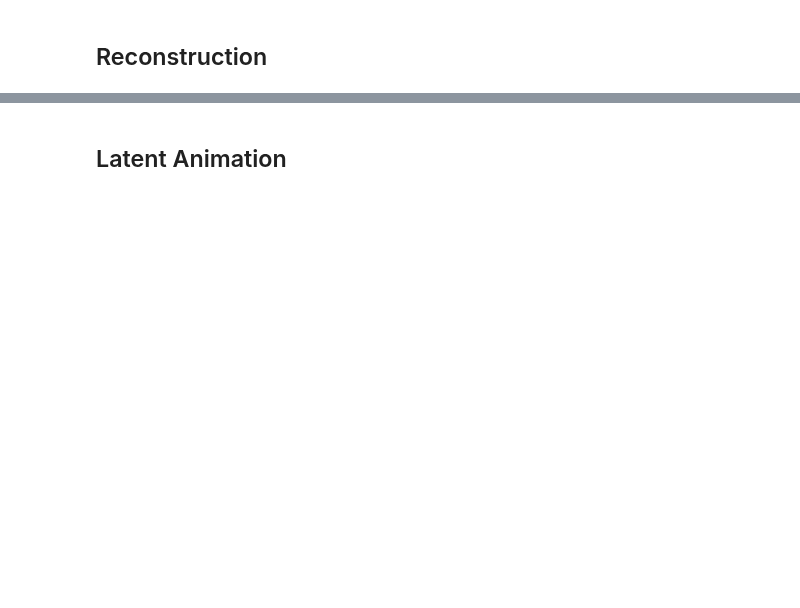
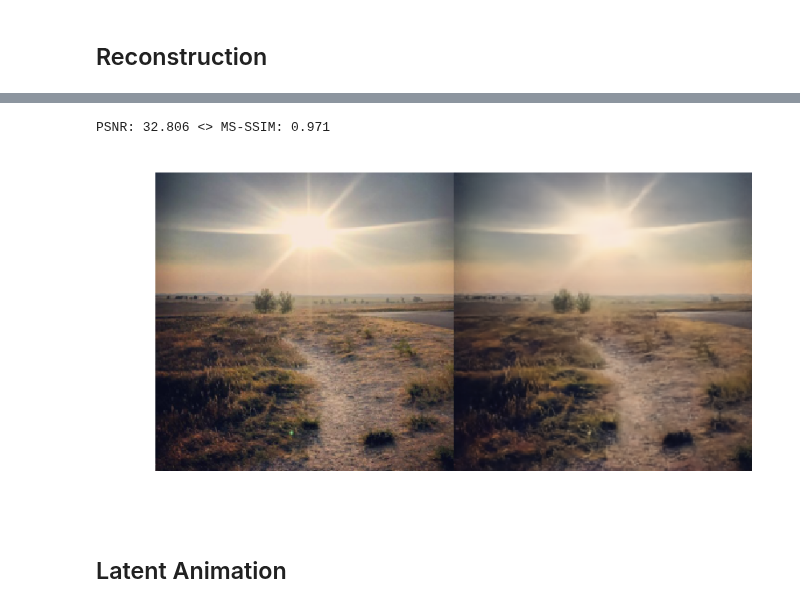
Before and after one commit to neurokinetikz/deep-pensieve, a Jupyter notebook: Deep Pensieve.ipynb, the cells around one changed output, grey strips where cells are left out. Saved outputs shown, nothing was run; the diff lists cells and outputs as text; code cells hidden in the pictures; blank space fills up the shorter version.

Commit message:
fix show images

```diff
--- a/Deep Pensieve.ipynb
+++ b/Deep Pensieve.ipynb
@@ -436,28 +456,24 @@ print("done")
 # %%
-print('loading encoder ...', MODEL_NAME)
-ENCODER = load_model(MODEL_NAME+'-encoder-model.h5')
-
-print('loading generator ...')
-GENERATOR = load_model(MODEL_NAME+'-generator-model.h5',custom_objects={'R_SCALING':0.1})
-
 def reconstruct(index=0):
     x = np.reshape(FLAT[index],(-1,FEATURES))
-    z = ENCODER.predict_on_batch(x) ; print(z)
+    z = ENCODER.predict_on_batch(x)
     img = np.reshape(GENERATOR.predict_on_batch(z),(-1,FEATURES))
 
     ref = IMGS[index]/2 + .5
     img = np.reshape(img/2 + .5,(SIZE,SIZE,CHANNELS))
 
-    print("PSNR: %.3f" % (utils.psnr(ref,img)))
-    print("MS-SSIM: %.3f" % (utils.MultiScaleSSIM(np.reshape(ref,(1,SIZE,SIZE,CHANNELS)),
-                                                  np.reshape(img,(1,SIZE,SIZE,CHANNELS)),
-                                                  max_val=1.)))
+    print("PSNR: %.3f <> MS-SSIM: %.3f" % ((utils.psnr(ref,img)),
+                                           (utils.MultiScaleSSIM(np.reshape(ref,(1,SIZE,SIZE,CHANNELS)),
+                                                                 np.reshape(img,(1,SIZE,SIZE,CHANNELS)),
+                                                                 max_val=1.))))
 
     return ref, img
 # %%
-r = random.randint(0,TOTAL_BATCH-1) ; print(r)
-orig, img_g_z = reconstruct(r)
+orig, img_g_z = reconstruct(random.randint(0,TOTAL_BATCH-1))
 utils.showImagesHorizontally(images=[orig,img_g_z])
+# %% [output]
+PSNR: 32.806 <> MS-SSIM: 0.971
+[figure, added]
 # %% [markdown]
 ## Latent  Animation
 # %% [markdown]
```
Also changed, not shown: parts of 8 cells of this notebook, 2 other files.
